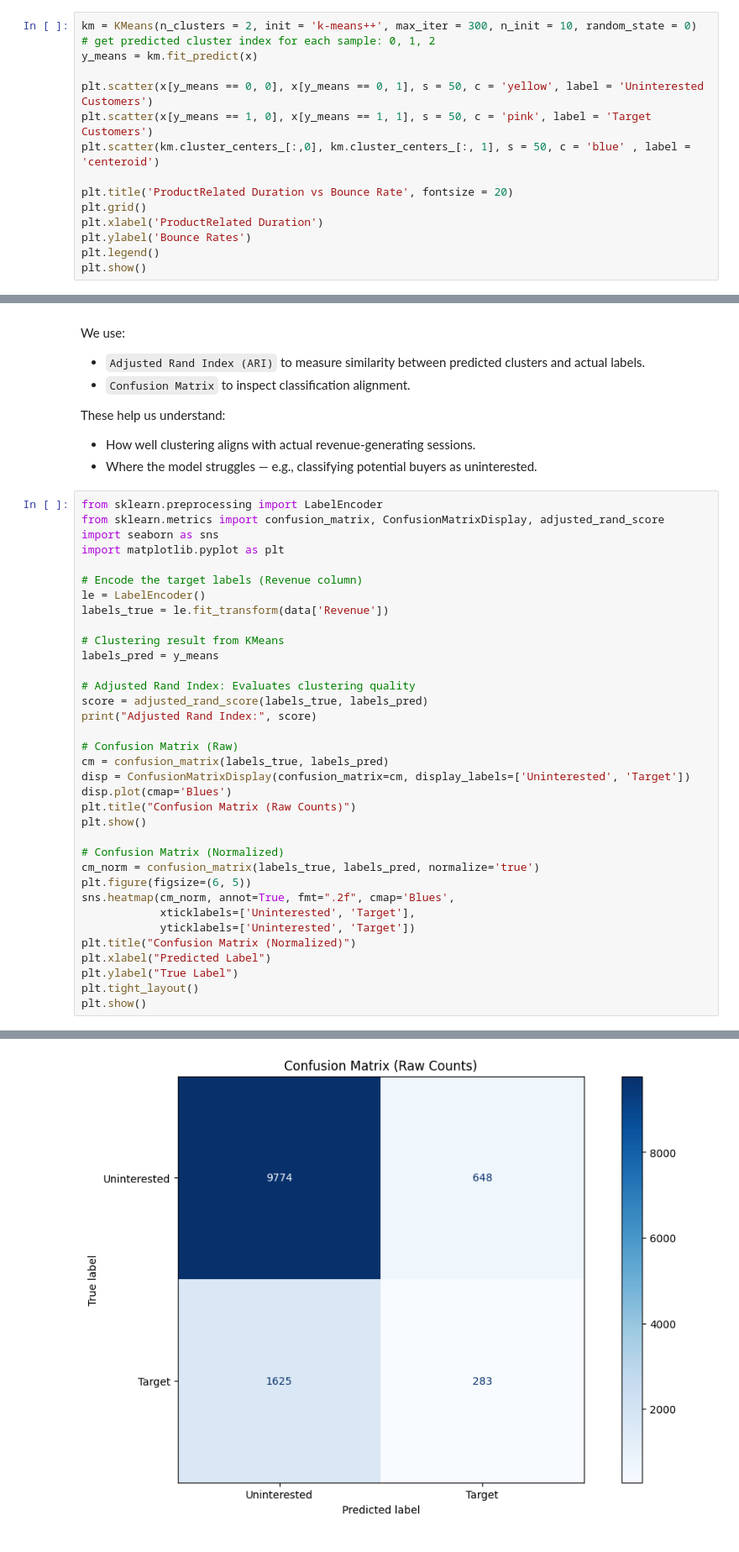
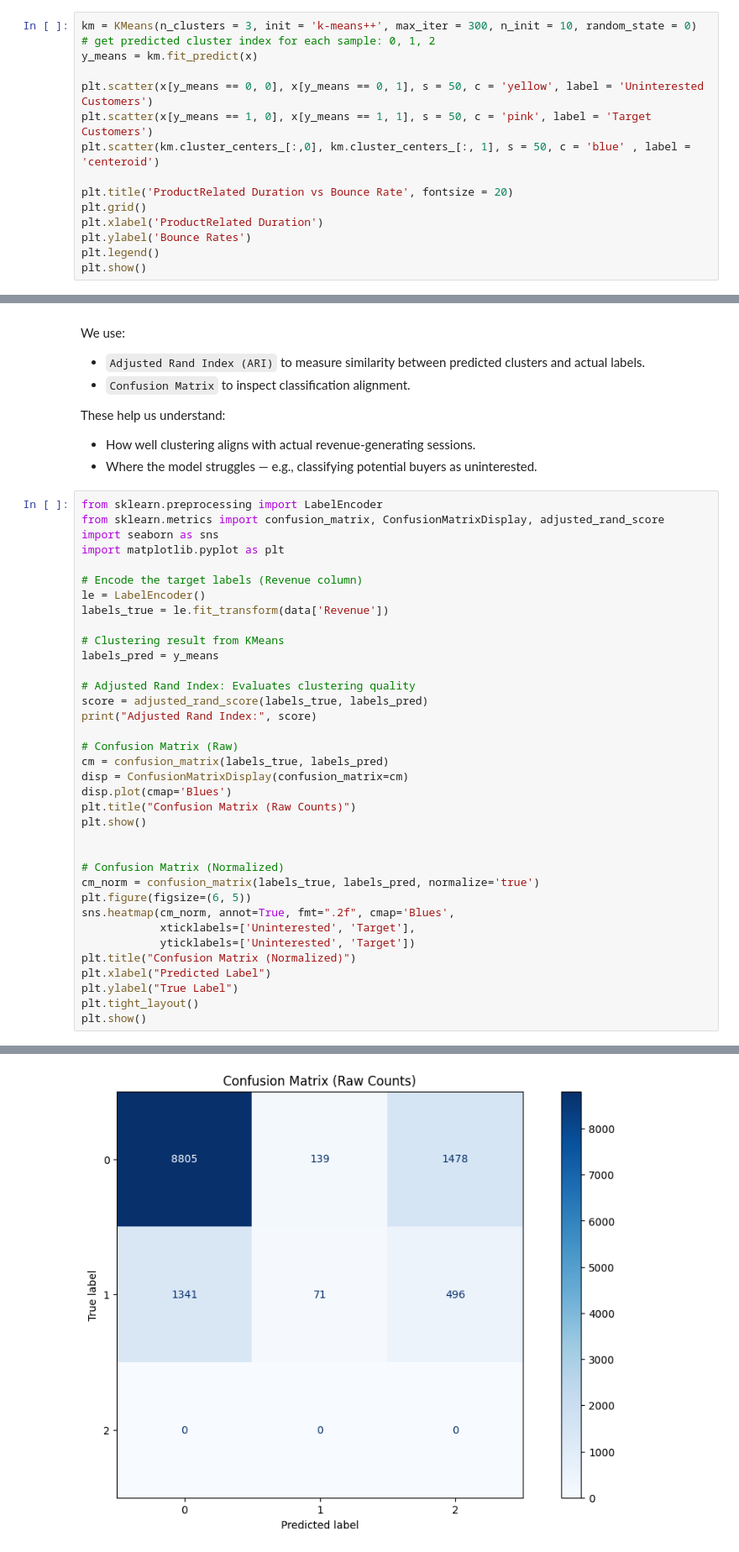
Before and after one commit to divyanshsirohi/ShopperIntentionAnalysis, a Jupyter notebook: main.ipynb, the cells around one changed output, grey strips where cells are left out. Shown: that part at 84% size. Saved outputs shown, nothing was run; the diff lists cells and outputs as text.

```diff
--- a/main.ipynb
+++ b/main.ipynb
@@ -136,7 +136,7 @@ With `k=2`, we fit a K-Means model and visualize the clusters:
 
 This visualization helps stakeholders quickly identify customer segments based on behavioral signals.
 # %%
-km = KMeans(n_clusters = 2, init = 'k-means++', max_iter = 300, n_init = 10, random_state = 0)
+km = KMeans(n_clusters = 3, init = 'k-means++', max_iter = 300, n_init = 10, random_state = 0)
 # get predicted cluster index for each sample: 0, 1, 2
 y_means = km.fit_predict(x)
 
@@ -183,10 +183,11 @@ print("Adjusted Rand Index:", score)
 
 # Confusion Matrix (Raw)
 cm = confusion_matrix(labels_true, labels_pred)
-disp = ConfusionMatrixDisplay(confusion_matrix=cm, display_labels=['Uninterested', 'Target'])
+disp = ConfusionMatrixDisplay(confusion_matrix=cm)
 disp.plot(cmap='Blues')
 plt.title("Confusion Matrix (Raw Counts)")
 plt.show()
+
 
 # Confusion Matrix (Normalized)
 cm_norm = confusion_matrix(labels_true, labels_pred, normalize='true')
@@ -204 +205 @@ Adjusted Rand Index: 0.08359442469281096
-[figure, old version]
+[figure, new version]
```
Also changed, not shown: parts of 2 cells of this notebook.
